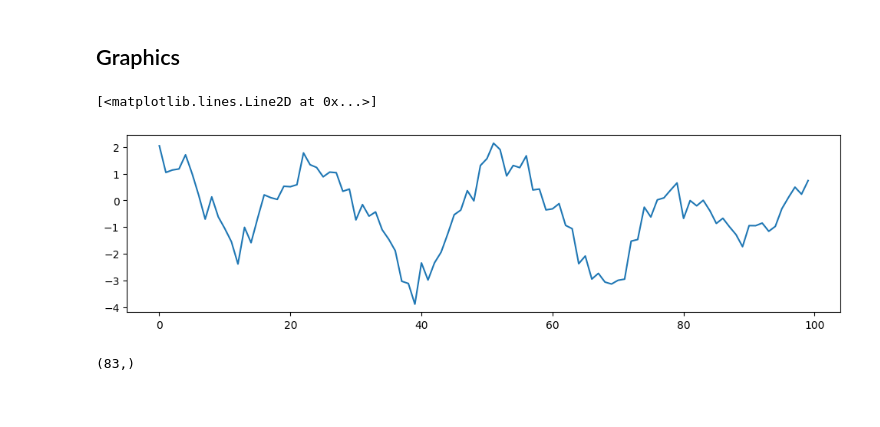
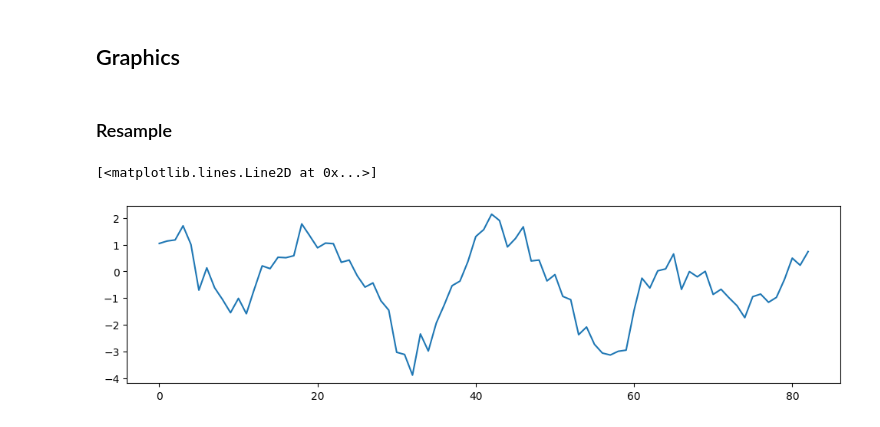
Before and after one commit to fboldt/bearing-fault-diagnosis, a Jupyter notebook: notebook_mafalda.ipynb, the cells around one changed output. Saved outputs shown, nothing was run; the diff lists cells and outputs as text; code cells hidden in the pictures.

```diff
--- a/notebook_mafalda.ipynb
+++ b/notebook_mafalda.ipynb
@@ -169,6 +205,9 @@ def create_directory(directory):
 3. Execute the following code
 # %%
 import re
+import os
+
+from util import read_csv_data, save_as_matlab
 
 directories = [
     'raw_mafaulda/normal',
@@ -227,8 +266,8 @@ for directory in directories:
             rawfilesdir,
             f"{'N' if groups[0] == 'imbalance' else groups[0][0].upper()}_{'0' if groups[1] == '' else groups[1][0].upper()}_{'0' if groups[2] == '' else groups[2]}_{index}.mat" )
 
-        data = read_csv_data(path)[:acquisition_maxsize]
-        save_as_matlab(data, output_file)
+        # data = read_csv_data(path)
+        # save_as_matlab(data, output_file)
 # %% [output]
 Directory already exists: raw_mafaulda_matlab
 # %% [markdown]
@@ -438,23 +350,0 @@ len(files_name)
-# %%
-import re
-
-directories = [
-    "raw_mafalda/overhang/ball_fault/0g",
-    "raw_mafalda/overhang/ball_fault/6g",
-    "raw_mafalda/overhang/ball_fault/20g",
-    "raw_mafalda/overhang/ball_fault/35g",
-    "raw_mafalda/underhang/ball_fault/0g",
-    "raw_mafalda/underhang/ball_fault/6g",
-    "raw_mafalda/underhang/ball_fault/20g",
-    "raw_mafalda/underhang/ball_fault/35g",
-]
-
-create_directory("raw_mafalda_npy")
-for directory in directories:
-    files = list_files_in_directory(directory)
-    load = re.findall(r"(\d+)g", directory)[0]
-    position = re.findall(r"overhang|underhang", directory)[0]
-    for index, file in enumerate(files):
-        path = os.path.join(directory, file)
-        data = read_csv_data(path)[:acquisition_maxsize]
-        save_as_numpy_array(data, f"raw_mafalda_npy/b_{position[0]}_{load}_{index}")
@@ -624,18 +493,7 @@ example_function()
 # %% [markdown]
 ## Graphics
-# %%
-import matplotlib.pyplot as plt
-
-filepath = "raw_mafaulda_matlab/B_O_0_0.mat"
-data = read_matlab_file(filepath)
-data = data['Underhang_Radial']
-data = data[:, :100][0]
-df = pd.DataFrame(data)
-plt.figure(figsize=(12, 3))
-plt.plot(df)
-# %% [output]
-[<matplotlib.lines.Line2D at 0x...>]
-[figure, removed]
+# %% [markdown]
+### Resample
 # %%
 def downsample(data, original_freq, post_freq):
     step = 1 / abs(original_freq - post_freq)
@@ -646,5 +504,8 @@ def downsample(data, original_freq, post_freq):
 # %%
 resampled_data = downsample(data, 11, 9)
 resampled_data.shape
+plt.figure(figsize=(12, 3))
+plt.plot(resampled_data)
 # %% [output]
-(83,)
+[<matplotlib.lines.Line2D at 0x...>]
+[figure, added]
```
Also changed, not shown: parts of 40 cells of this notebook, 21 other files.
